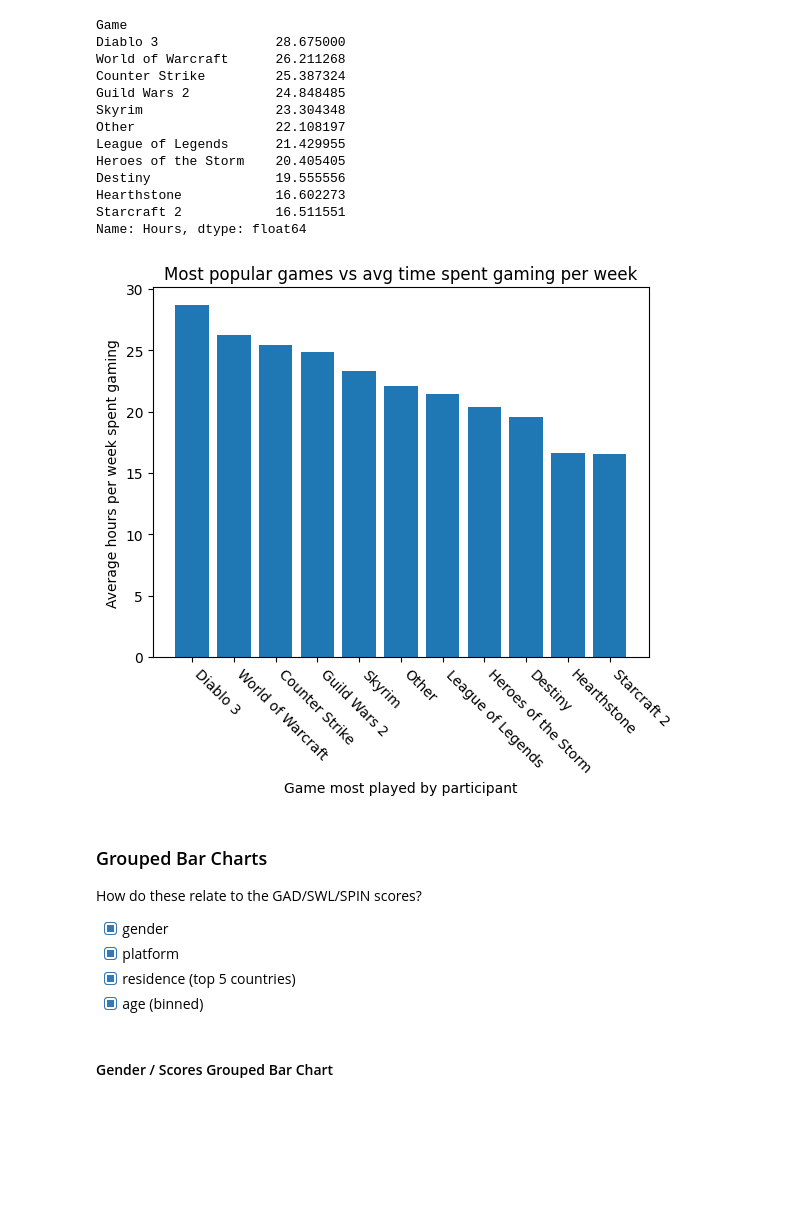
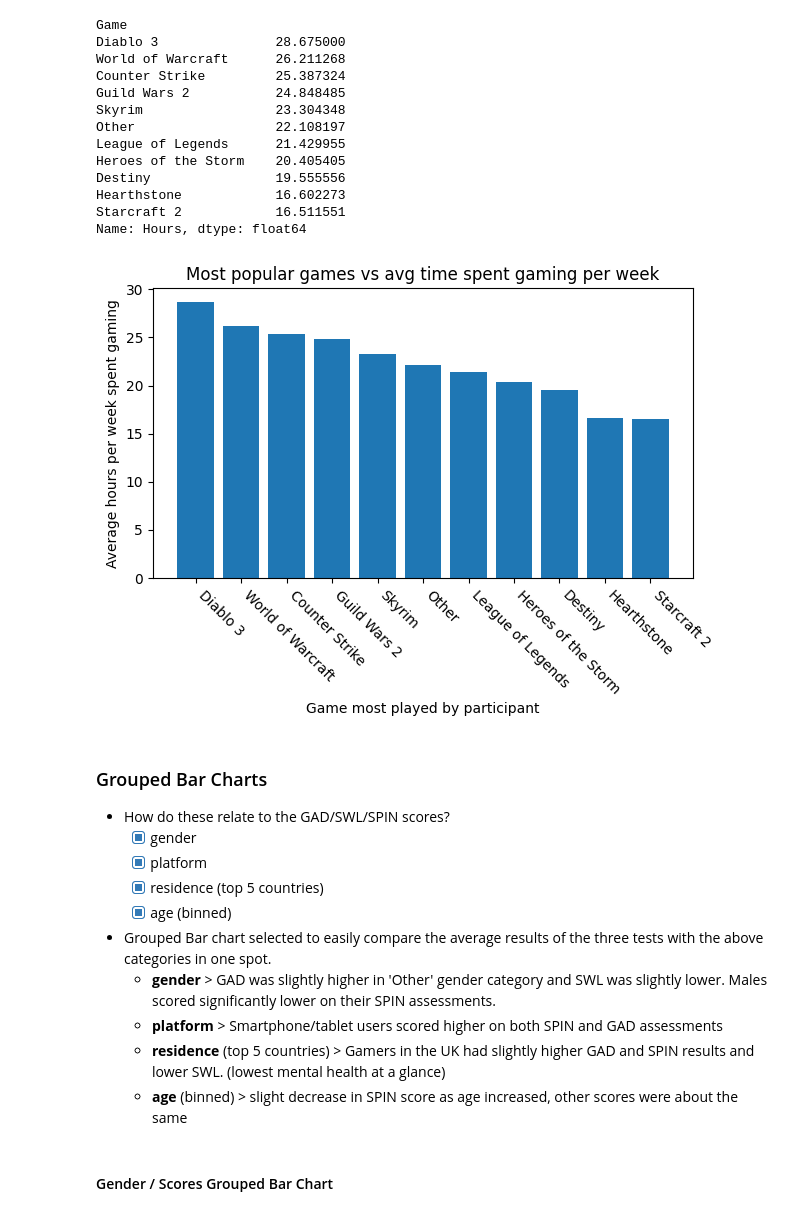
Before and after one commit to amallred/gaming-mental-health-analysis, a Jupyter notebook: data_cleaning.ipynb, the cells around one changed output. Cells and saved outputs as stored; diff of their text form; code cells hidden in the pictures; blank space fills up the shorter version.

Commit message:
added scatterplots and preliminary observations

```diff
--- a/data_cleaning.ipynb
+++ b/data_cleaning.ipynb
@@ -687,25 +697,30 @@ Name: Hours, dtype: float64
 # %%
 plt.bar(avg_hrs_game.index, avg_hrs_game.values)
 
 plt.xlabel('Game most played by participant')
 plt.ylabel('Average hours per week spent gaming')
 plt.title('Most popular games vs avg time spent gaming per week')
 plt.xticks(rotation=-45, ha='left')
 
+plt.tight_layout()
 # Save figure as image
-# plt.savefig('plots/Pop_game_hours_boxplot.png')
+plt.savefig('plots/Pop_game_hours_barplot.png')
 
 plt.show()
 # %% [output]
-[figure, old version]
+[figure, new version]
 # %% [markdown]
 ### Grouped Bar Charts
-How do these relate to the GAD/SWL/SPIN scores?
-
-- [x] gender
-- [x] platform
-- [x] residence (top 5 countries)
-- [x] age (binned)
+- How do these relate to the GAD/SWL/SPIN scores?
+  - [x] gender
+  - [x] platform
+  - [x] residence (top 5 countries)
+  - [x] age (binned)
+- Grouped Bar chart selected to easily compare the average results of the three tests with the above categories in one spot.
+  - **gender** > GAD was slightly higher in 'Other' gender category and SWL was slightly lower. Males scored significantly lower on their SPIN assessments.
+  - **platform** > Smartphone/tablet users scored higher on both SPIN and GAD assessments
+  - **residence** (top 5 countries) > Gamers in the UK had slightly higher GAD and SPIN results and lower SWL. (lowest mental health at a glance)
+  - **age** (binned) > slight decrease in SPIN score as age increased, other scores were about the same
 # %% [markdown]
 #### Gender / Scores Grouped Bar Chart
 # %%
```
Also changed, not shown: parts of 7 cells of this notebook, 5 other files.
